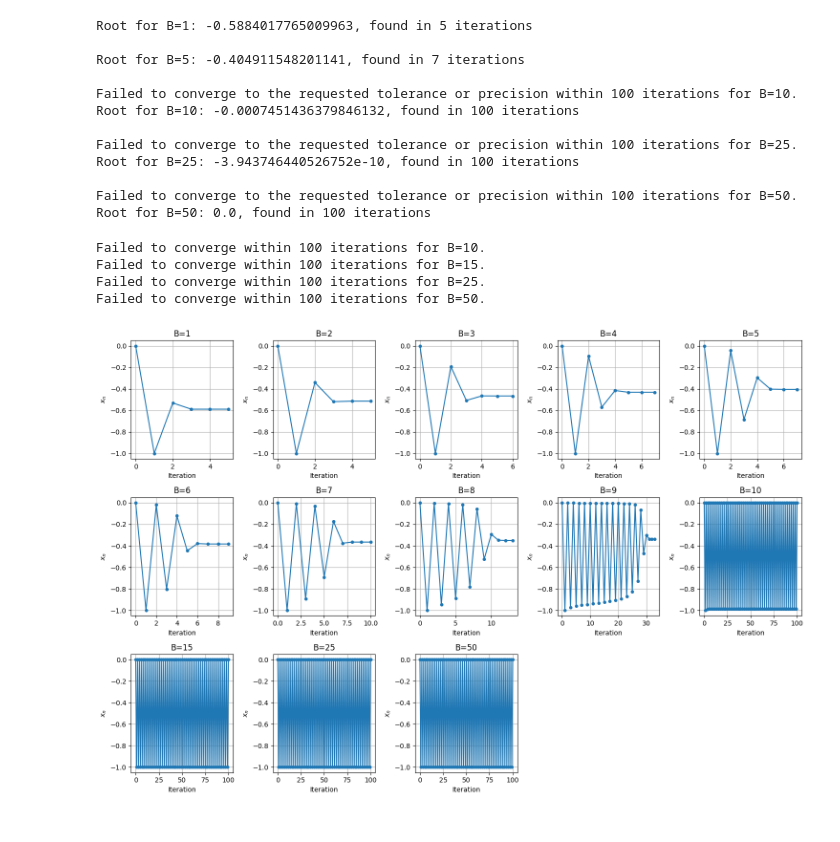
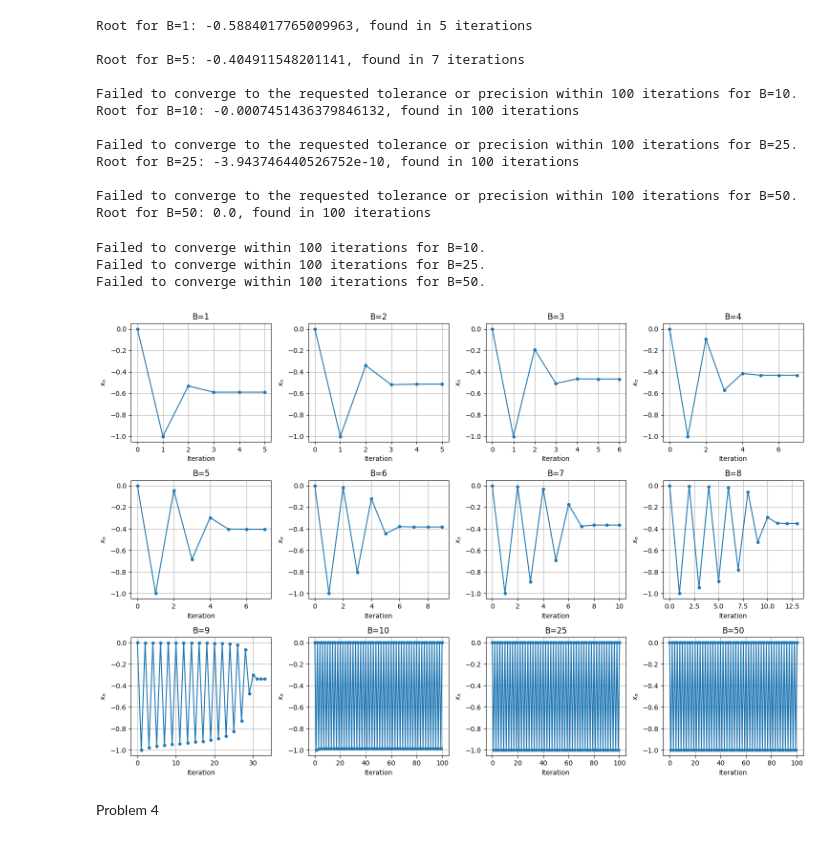
Before and after one commit to qqgjyx/MATH-302, a Jupyter notebook: 302 HW1.ipynb, the cells around one changed output. Drawn from its saved outputs; the diff is of its cells as text; code cells hidden in the pictures.

```diff
--- a/302 HW1.ipynb
+++ b/302 HW1.ipynb
@@ -121,6 +123,8 @@ def newton_method(f, df, x0, tol=1e-5, max_iter=100):
     for n in range(1, max_iter + 1):
         fxn = f(xn)
         dfxn = df(xn)
+        if fxn == 0:
+            return xn, n
         if dfxn == 0:
             print("Zero derivative. No solution found.")
             return None, n
@@ -200,39 +206,42 @@ def newton_method_with_trace(f, df, x0, B, tol=1e-5, max_iter=100):
     for n in range(max_iter):
         fxn = f(xn)
         dfxn = df(xn)
+        if fxn == 0:
+            return trace, xn
         if dfxn == 0:
             print("Zero derivative. No solution found.")
             return trace, None
         h = fxn / dfxn
         xn_next = xn - h
         trace.append(xn_next)  # Add the new guess to the trace
 
         if abs(h) < tol and math.isclose(f(xn_next), 0, abs_tol=tol):
             return trace, xn_next
         xn = xn_next
 
     print(f"Failed to converge within {max_iter} iterations for B={B}.")
     return trace, None
 
 # B values to explore
-B_values = list(range(1, 11)) + [15, 25, 50]
+B_values = list(range(1, 11)) + [25, 50]
 
 # Create a panel of plots
 plt.figure(figsize=(15, 10))
 for i, B in enumerate(B_values, 1):
     trace, _ = newton_method_with_trace(lambda x: f(x, B), lambda x: df(x, B), x0, B)
-    plt.subplot(3, 5, i)
+    plt.subplot(3, 4, i)
     plt.plot(trace, marker='o', linestyle='-', markersize=4)
     plt.title(f'B={B}')
     plt.xlabel('Iteration')
     plt.ylabel('$x_n$')
     plt.tight_layout()
     plt.grid(True)
 
 plt.show()
 # %% [output]
 Failed to converge within 100 iterations for B=10.
-Failed to converge within 100 iterations for B=15.
 Failed to converge within 100 iterations for B=25.
 Failed to converge within 100 iterations for B=50.
-[figure, old version]
+[figure, new version]
+# %% [markdown]
+Problem 4
```
Also changed, not shown: parts of 11 cells of this notebook.
